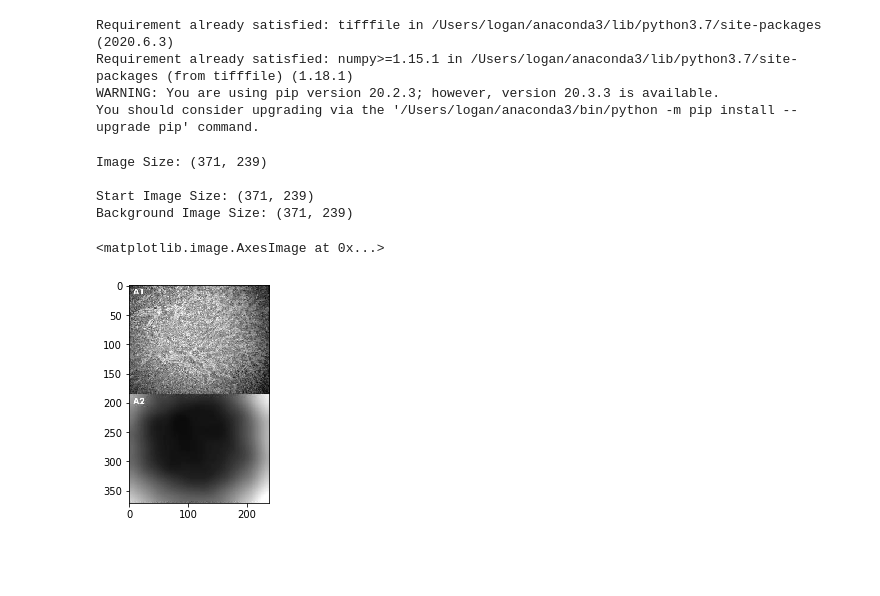
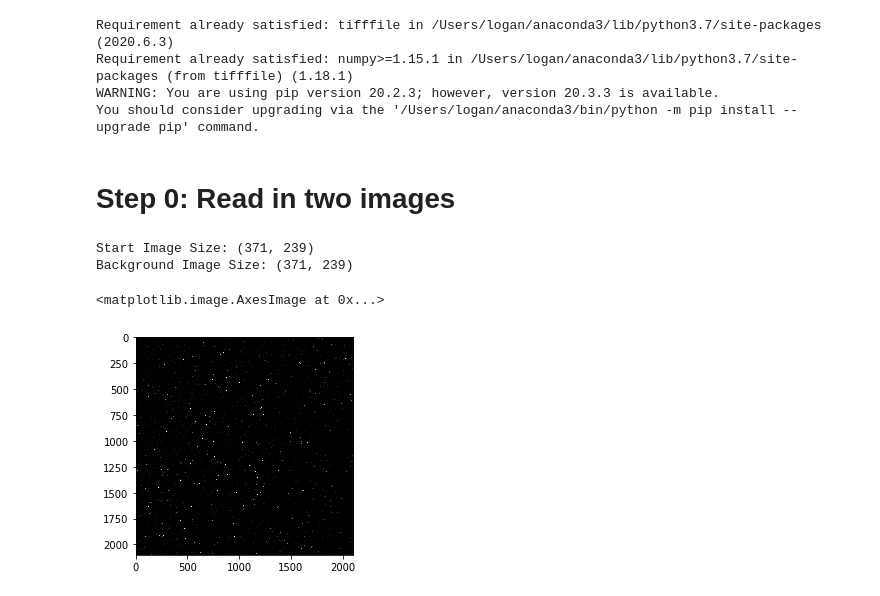
Before and after one commit to GeekLogan/remove_microscope_vignetting_in_python, a Jupyter notebook: vignetting.ipynb, the cells around one changed output. Drawn from its saved outputs; the diff is of its cells as text; code cells hidden in the pictures; blank space fills up the shorter version.

```diff
--- a/vignetting.ipynb
+++ b/vignetting.ipynb
@@ -13,23 +13,3 @@ import matplotlib.pyplot as plt
 import matplotlib.image as mpimg
 # %%
 %matplotlib inline
-# %%
-#load an example image from https://www.ncbi.nlm.nih.gov/pmc/articles/PMC1770032/
-img = tifffile.imread( 'ex1.tif' )
-print( "Image Size:", img.shape )
-print()
-
-#split the example image into start and background image
-start_img = img[:int(371/2)+1,:]
-background_img = img[int(371/2):,:]
-print( "Start Image Size:", img.shape )
-print( "Background Image Size:", img.shape )
-
-plt.imshow(img, cmap='gray')
-# %% [output]
-Image Size: (371, 239)
-
-Start Image Size: (371, 239)
-Background Image Size: (371, 239)
-<matplotlib.image.AxesImage at 0x...>
-[figure, removed]
@@ -41,0 +16,15 @@ background_img_norm += 0.07
+# %% [markdown]
+# Step 0: Read in two images
+# %%
+start_img = tifffile.imread('img_sub.tif')
+background_img = tifffile.imread('bg.tif')
+print( "Start Image Size:", img.shape )
+print( "Background Image Size:", img.shape )
+# %% [output]
+Start Image Size: (371, 239)
+Background Image Size: (371, 239)
+# %%
+plt.imshow(start_img, cmap='gray')
+# %% [output]
+<matplotlib.image.AxesImage at 0x...>
+[figure, added]
```
Also changed, not shown: parts of 13 cells of this notebook.
